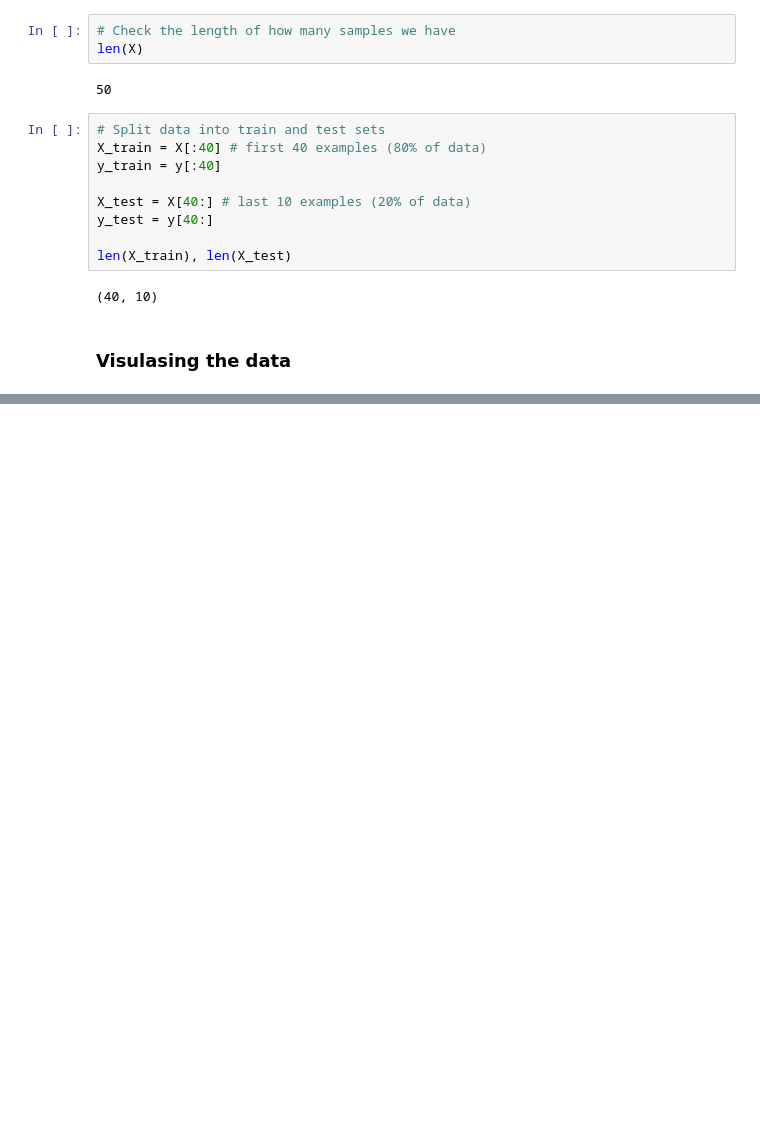
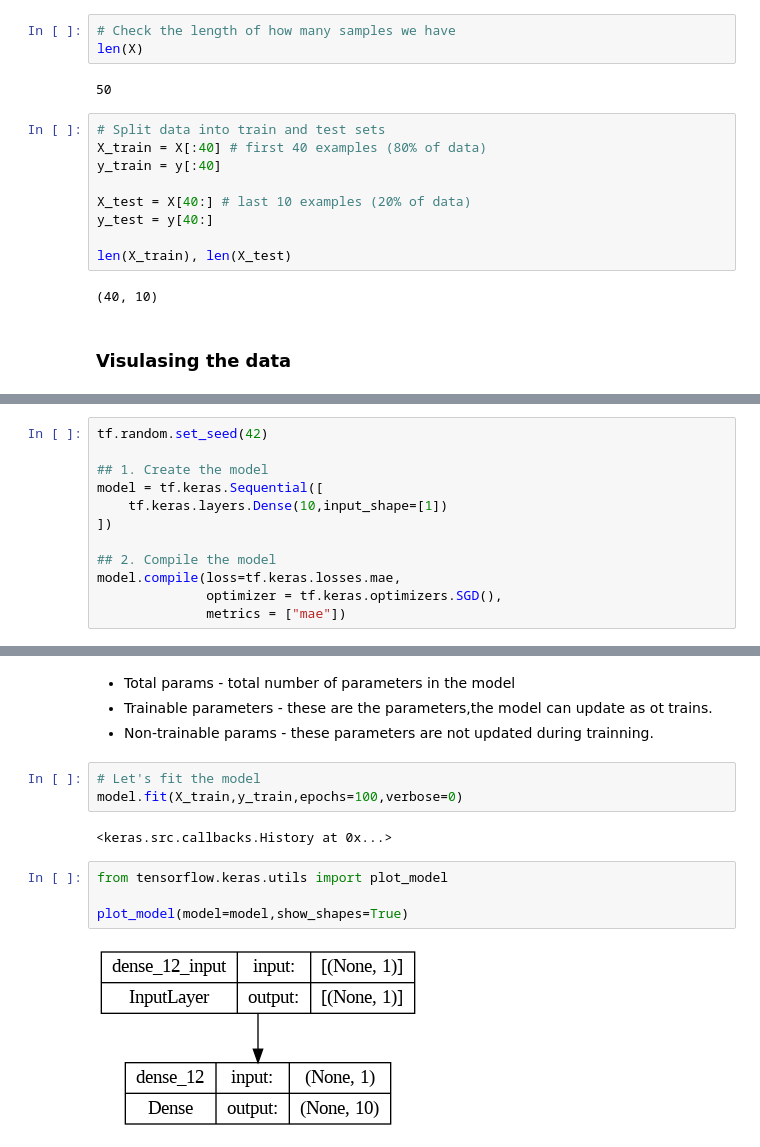
Before and after one commit to pawara101/tensor-flow, a Jupyter notebook: 01_neural_network_regression_with_tensorflow.ipynb, the cells around one changed output, grey strips where cells are left out. Drawn from its saved outputs; the diff is of its cells as text; blank space fills up the shorter version.

```diff
--- a/01_neural_network_regression_with_tensorflow.ipynb
+++ b/01_neural_network_regression_with_tensorflow.ipynb
@@ -298,0 +314,12 @@ plt.legend()
+# %%
+tf.random.set_seed(42)
+
+## 1. Create the model
+model = tf.keras.Sequential([
+    tf.keras.layers.Dense(10,input_shape=[1])
+])
+
+## 2. Compile the model
+model.compile(loss=tf.keras.losses.mae,
+              optimizer = tf.keras.optimizers.SGD(),
+              metrics = ["mae"])
@@ -298,0 +342,15 @@ plt.legend()
+# %% [markdown]
+* Total params - total number of parameters in the model
+* Trainable parameters - these are the parameters,the model can update as ot trains.
+* Non-trainable params - these parameters are not updated during trainning.
+# %%
+# Let's fit the model
+model.fit(X_train,y_train,epochs=100,verbose=0)
+# %% [output]
+<keras.src.callbacks.History at 0x...>
+# %%
+from tensorflow.keras.utils import plot_model
+
+plot_model(model=model,show_shapes=True)
+# %% [output]
+[figure, added]
```
Also changed, not shown: parts of 19 cells of this notebook.
